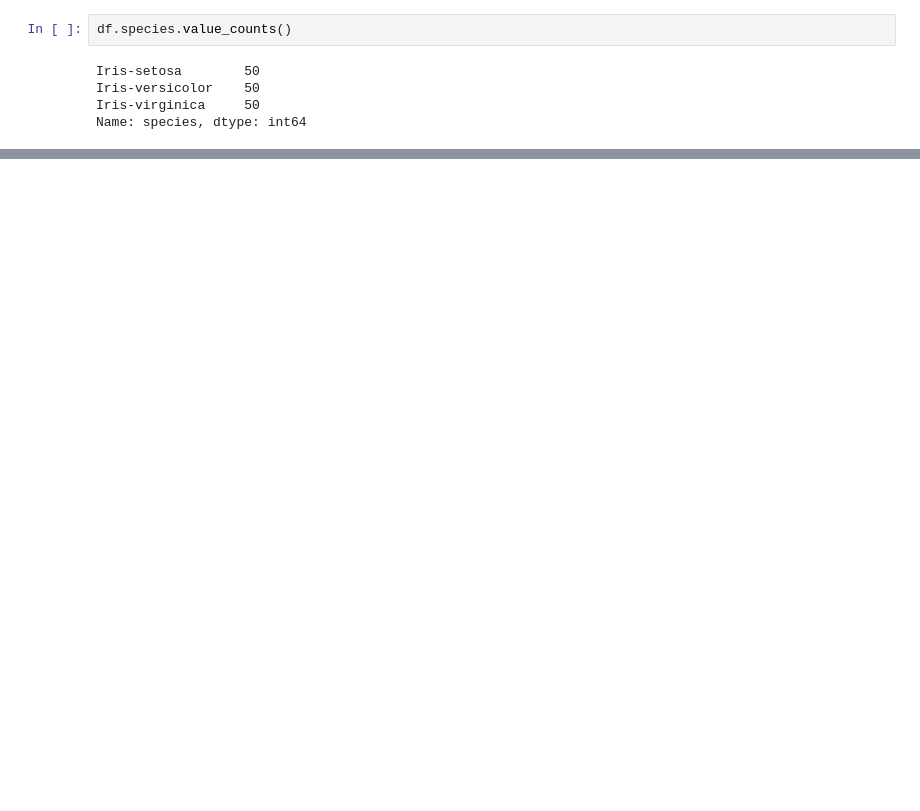
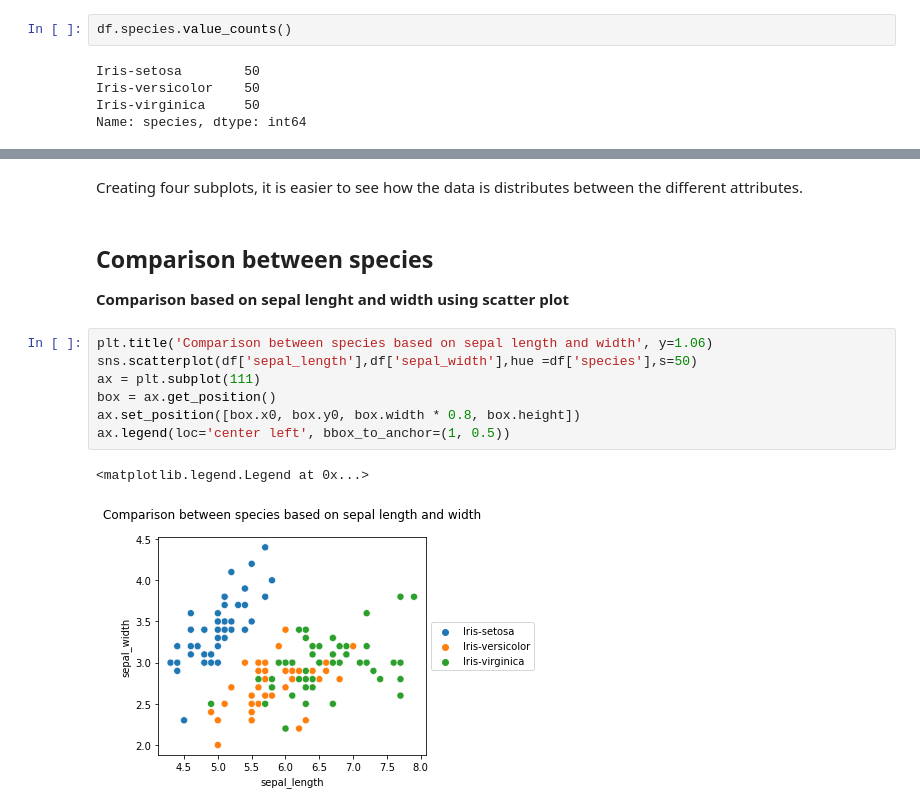
Before and after one commit to LaisColetta/pands_project, a Jupyter notebook: analysis.ipynb, the cells around one changed output, grey strips where cells are left out. Saved outputs shown, nothing was run; the diff lists cells and outputs as text; blank space fills up the shorter version.

```diff
--- a/analysis.ipynb
+++ b/analysis.ipynb
@@ -64,0 +118,16 @@ NameError: name 'cols' is not defined
+# %% [markdown]
+Creating four subplots, it is easier to see how the data is distributes between the different attributes.
+# %% [markdown]
+## Comparison between species
+
+<b> Comparison based on sepal lenght and width using scatter plot </b>
+# %%
+plt.title('Comparison between species based on sepal length and width', y=1.06)
+sns.scatterplot(df['sepal_length'],df['sepal_width'],hue =df['species'],s=50)
+ax = plt.subplot(111)
+box = ax.get_position()
+ax.set_position([box.x0, box.y0, box.width * 0.8, box.height])
+ax.legend(loc='center left', bbox_to_anchor=(1, 0.5))
+# %% [output]
+<matplotlib.legend.Legend at 0x...>
+[figure, added]
```
Also changed, not shown: parts of 20 cells of this notebook.
